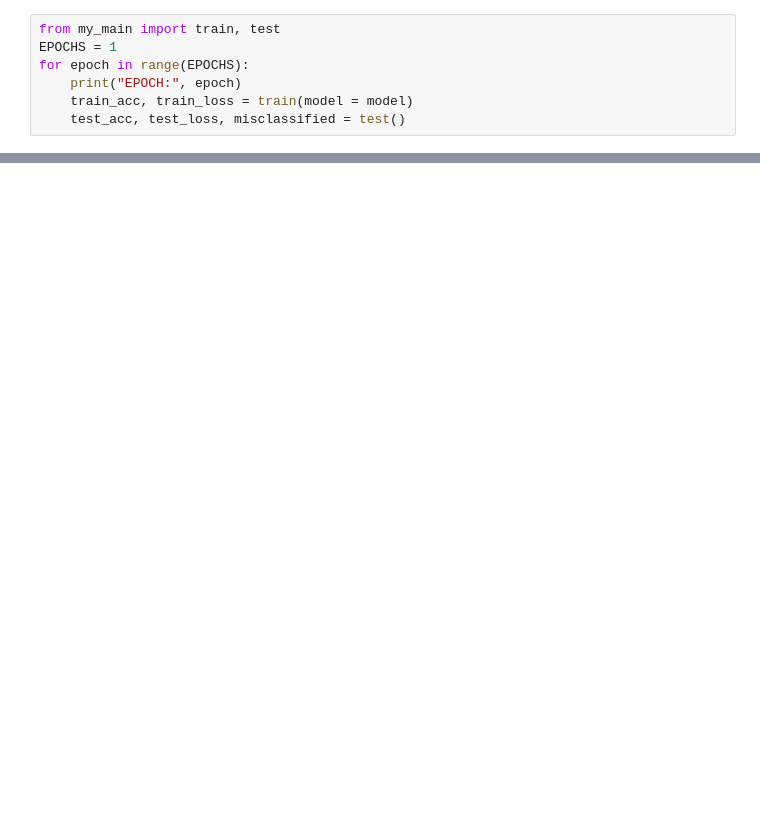
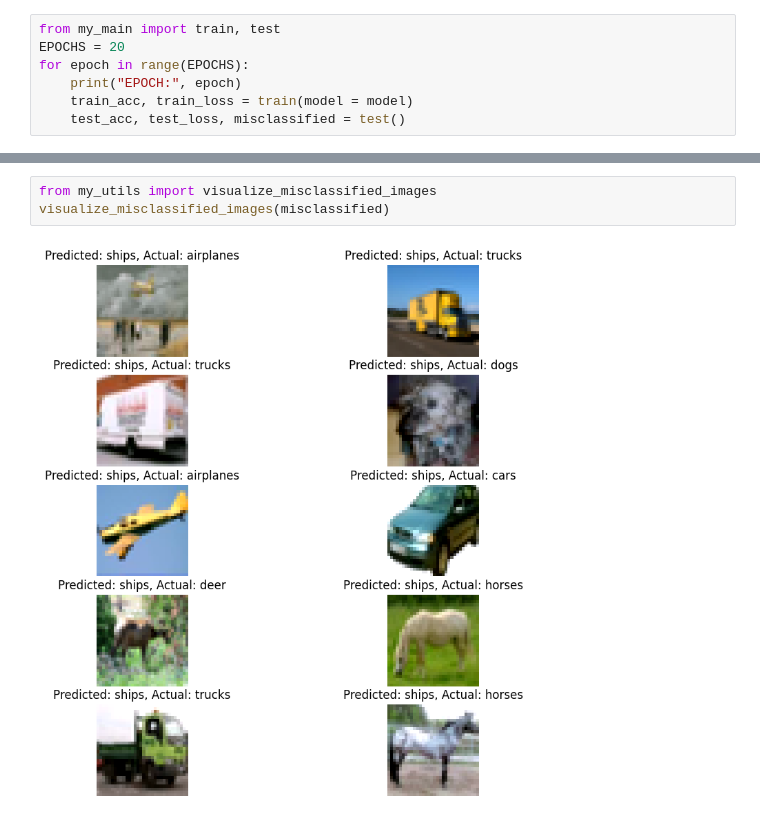
Before and after one commit to shilpiprd/ERA-Solution, a Jupyter notebook: Sess11 Solution/run.ipynb, the cells around one changed output, grey strips where cells are left out. Drawn from its saved outputs; the diff is of its cells as text; blank space fills up the shorter version.

```diff
--- a/Sess11 Solution/run.ipynb
+++ b/Sess11 Solution/run.ipynb
@@ -45,6 +82,6 @@ Estimated Total Size (MB): 53.89
 # %%
 from my_main import train, test
-EPOCHS = 1
+EPOCHS = 20
 for epoch in range(EPOCHS):
     print("EPOCH:", epoch)
     train_acc, train_loss = train(model = model)
@@ -55,0 +124,5 @@ EPOCH: 0
+# %%
+from my_utils import visualize_misclassified_images
+visualize_misclassified_images(misclassified)
+# %% [output]
+[figure, added]
```
Also changed, not shown: parts of 16 cells of this notebook, 1 other file.
